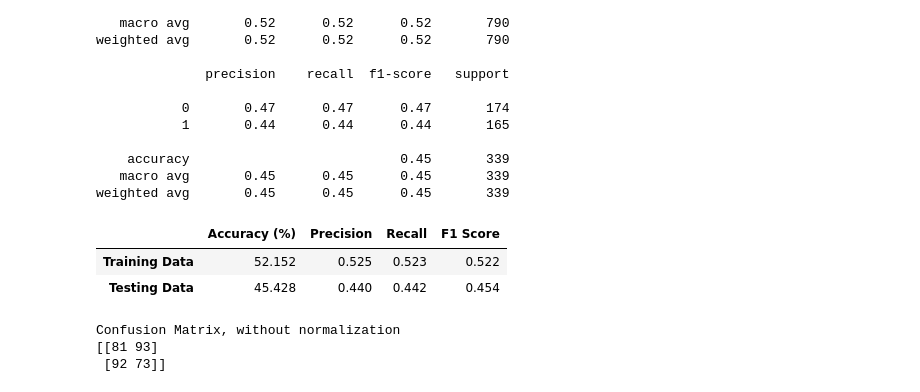
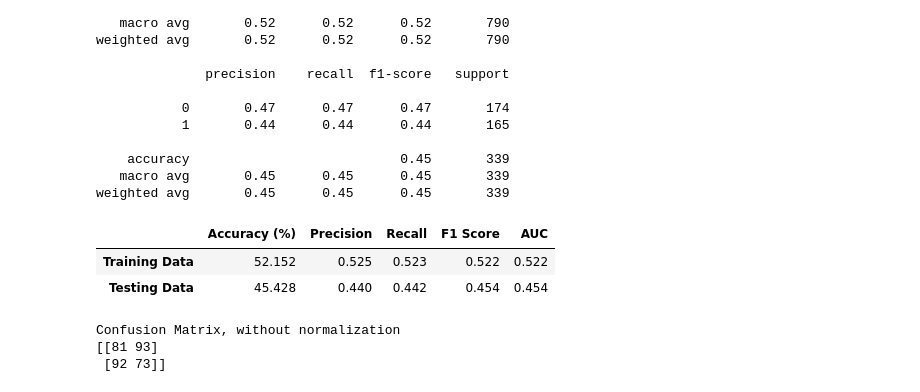
Before and after one commit to rweng18/education_data, a Jupyter notebook: final_deliverable.ipynb, the cells around one changed output. Saved outputs shown, nothing was run; the diff lists cells and outputs as text; code cells hidden in the pictures.

```diff
--- a/final_deliverable.ipynb
+++ b/final_deliverable.ipynb
@@ -417,7 +431,7 @@ def plot_confusion_matrix(cm, classes, fig_name=None,
         plt.savefig(fig_name)
 # %%
 # Returns dataframe of accuracy, precision, recall, and f1 score for training and testing data
-def get_metrics(train_pred, test_pred):
+def get_metrics(model, train_pred, test_pred):
     train_accuracy = accuracy_score(y_train, train_pred)
     test_accuracy = accuracy_score(y_test, test_pred)
 
@@ -430,13 +444,19 @@ def get_metrics(train_pred, test_pred):
     train_f1 = f1_score(y_train, train_pred, average='weighted')
     test_f1 = f1_score(y_test, test_pred, average='weighted')
 
+    train_auc_score = model.predict_proba(X_train)[:, 1]
+    train_auc = roc_auc_score(y_train, train_auc_score)
+
+    test_auc_score = model.predict_proba(X_test)[:, 1]
+    test_auc = roc_auc_score(y_test, test_auc_score)
+
     train_metrics = [round(train_accuracy * 100, 3), round(train_precision, 3),
-                     round(train_recall, 3), round(train_f1, 3)]
+                     round(train_recall, 3), round(train_f1, 3), round(train_auc, 3)]
     test_metrics = [round(test_accuracy * 100, 3), round(test_precision, 3),
-                    round(test_recall, 3), round(test_f1, 3)]
+                    round(test_recall, 3), round(test_f1, 3), round(test_auc, 3)]
 
     metrics = pd.DataFrame([train_metrics, test_metrics])
     metrics.index = ['Training Data', 'Testing Data']
-    metrics.columns = ['Accuracy (%)', 'Precision', 'Recall', 'F1 Score']
+    metrics.columns = ['Accuracy (%)', 'Precision', 'Recall', 'F1 Score', 'AUC']
 
     return metrics
@@ -483,12 +510,12 @@ weighted avg       0.52      0.52      0.52       790
 weighted avg       0.45      0.45      0.45       339
 # %%
 # Print evaluation metrics
-dummy_metrics = get_metrics(dummy_y_train_pred, dummy_y_test_pred)
+dummy_metrics = get_metrics(dummy_clf, dummy_y_train_pred, dummy_y_test_pred)
 dummy_metrics
 # %% [output]
-|  | Accuracy (%) | Precision | Recall | F1 Score |
-| Training Data | 52.152 | 0.525 | 0.523 | 0.522 |
-| Testing Data | 45.428 | 0.440 | 0.442 | 0.454 |
+|  | Accuracy (%) | Precision | Recall | F1 Score | AUC |
+| Training Data | 52.152 | 0.525 | 0.523 | 0.522 | 0.522 |
+| Testing Data | 45.428 | 0.440 | 0.442 | 0.454 | 0.454 |
 # %%
 cm_dummy = confusion_matrix(y_test, dummy_y_test_pred)
 plot_confusion_matrix(cm_dummy, regions, fig_name = 'fig23_cm_dummy.jpg',
```
Also changed, not shown: parts of 55 cells of this notebook, 33 other files.
